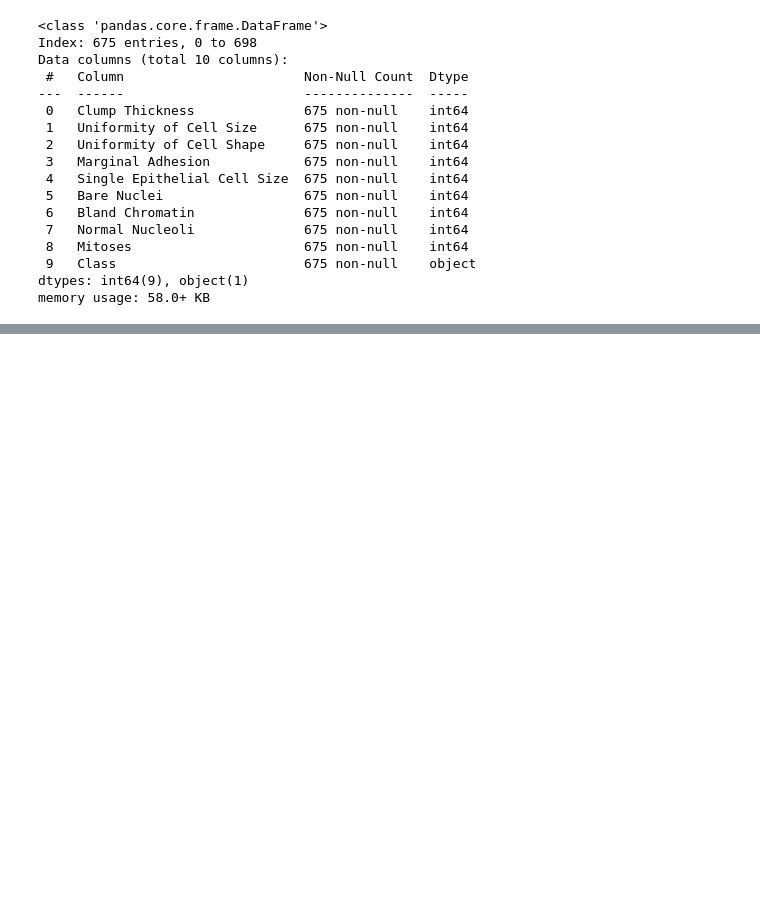
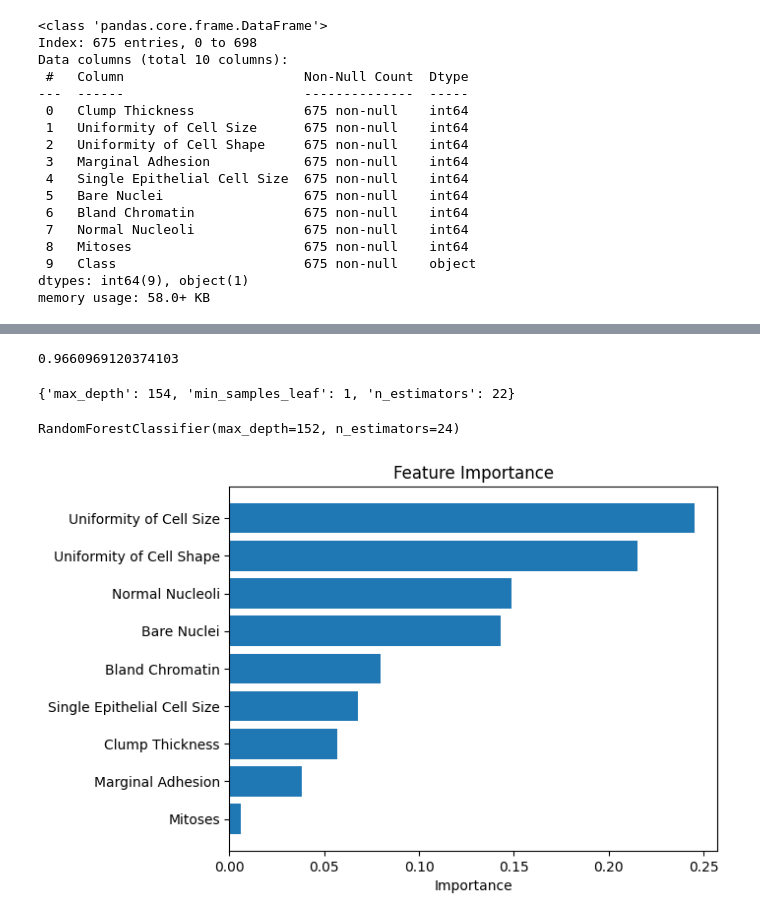
Before and after one commit to cdailey2/Breast_Cancer_Detection, a Jupyter notebook: src/main.ipynb, the cells around one changed output, grey strips where cells are left out. Cells and saved outputs as stored; diff of their text form; code cells hidden in the pictures; blank space fills up the shorter version.

Commit message:
Update main.ipynb
Added random forest ML model

```diff
--- a/src/main.ipynb
+++ b/src/main.ipynb
@@ -230,0 +238,12 @@ memory usage: 58.0+ KB
+# %%
+# This code can be commented out for better runtime
+
+# Grid search for Random Forest
+
+param_grid = {'n_estimators': np.arange(1, 100, 20),
+              'max_depth': np.arange(1, 200, 20),
+              'min_samples_leaf': np.arange(1, 4, 1)}
+
+grid = GridSearchCV(RandomForestClassifier(), param_grid, cv=3, verbose=2)
+
+grid.fit(Xtrain, ytrain)
@@ -230,0 +281,14 @@ memory usage: 58.0+ KB
+# %%
+# This code can be commented out for better runtime
+
+# Grid search for Random Forest
+
+param_grid = {'n_estimators': np.arange(20, 40, 2),
+              'max_depth': np.arange(140, 160, 2),
+              'min_samples_leaf': np.arange(1, 2, 1)}
+
+grid = GridSearchCV(RandomForestClassifier(), param_grid, cv=3, verbose=2)
+
+# We'll use just the training data, so that we can evaluate the best
+# model against data that was unseen during training.
+grid.fit(Xtrain, ytrain)
@@ -230,0 +318,30 @@ memory usage: 58.0+ KB
+# %%
+grid.best_score_
+# %% [output]
+0.9660969120374103
+# %%
+grid.best_params_
+# %% [output]
+{'max_depth': 154, 'min_samples_leaf': 1, 'n_estimators': 22}
+# %%
+# Fit model with grid searched parameters
+model = RandomForestClassifier(n_estimators=24, max_depth=152, min_samples_leaf=1)
+model.fit(Xtrain, ytrain)
+# %% [output]
+RandomForestClassifier(max_depth=152, n_estimators=24)
+# %%
+# See which features are most important after training
+
+# Make a DataFrame for ease of sorting and visualization
+feat_imp = pd.DataFrame({'Feature': X.columns,'Importance': model.feature_importances_})
+
+feat_imp = feat_imp.sort_values(by='Importance', ascending=True)
+
+fig, ax = plt.subplots()
+
+# horizontal bar charts can make text easier to read
+ax.barh(feat_imp['Feature'], feat_imp['Importance'])
+ax.set_xlabel('Importance')
+ax.set_title('Feature Importance');
+# %% [output]
+[figure, added]
```
Also changed, not shown: parts of 27 cells of this notebook.
